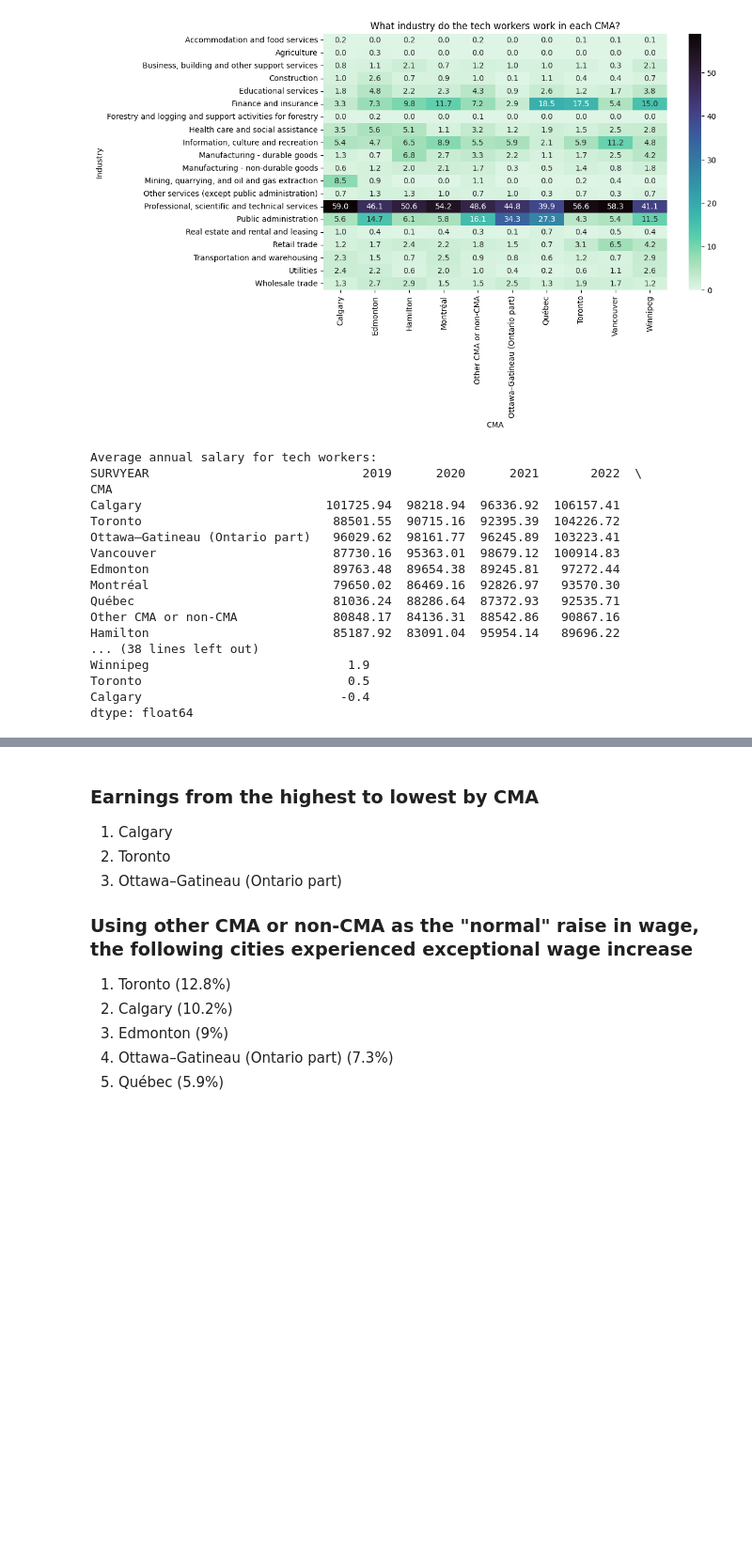
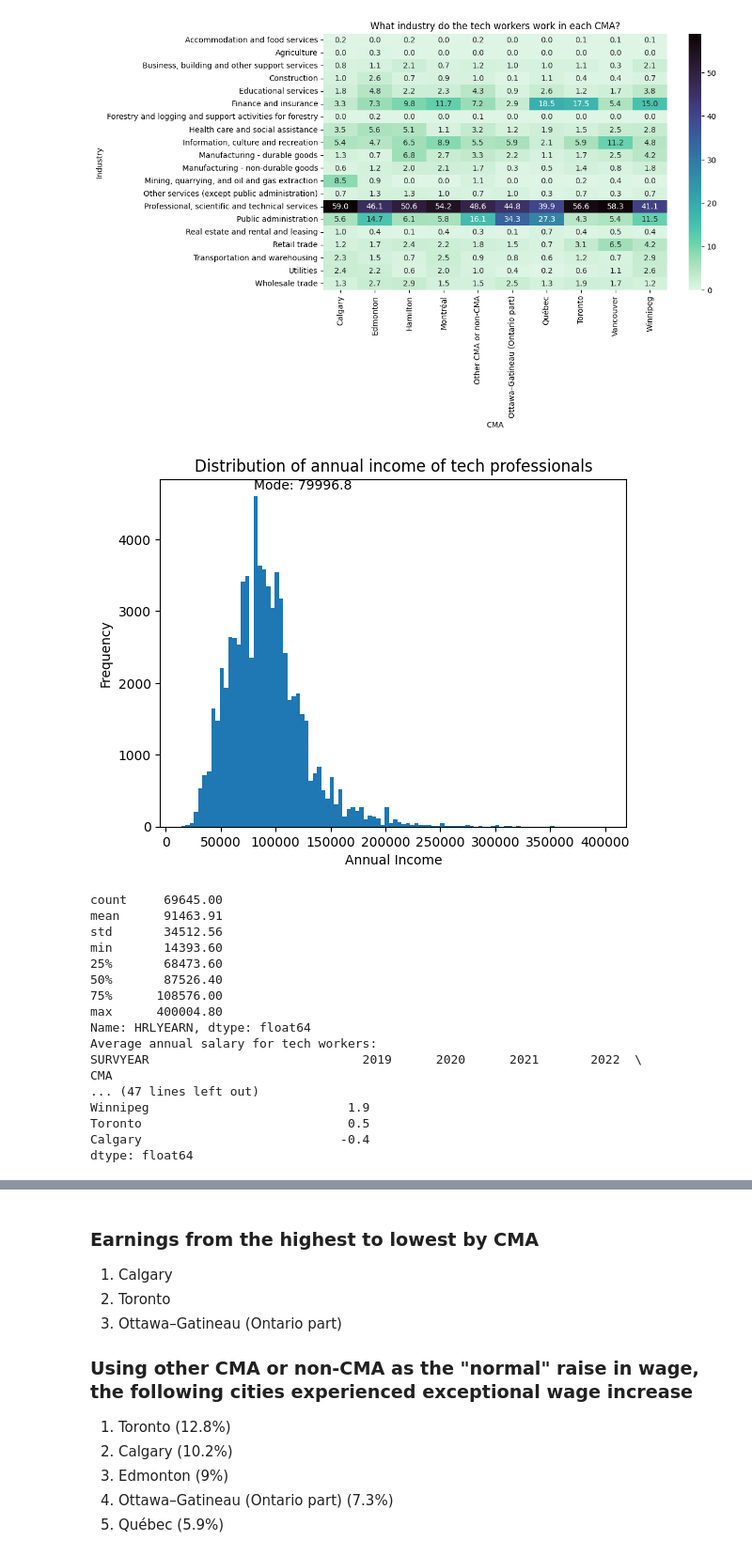
Before and after one commit to sandra-ps-kan/canada-lfs, a Jupyter notebook: canadian-tech-labour-market.ipynb, the cells around one changed output, grey strips where cells are left out. Shown at 94% size. Cells and saved outputs as stored; diff of their text form; code cells hidden in the pictures; blank space fills up the shorter version.

Commit message:
Kaggle Notebook | Canadian Tech Labour Market | Version 12

```diff
--- a/canadian-tech-labour-market.ipynb
+++ b/canadian-tech-labour-market.ipynb
@@ -241,6 +242,10 @@ combined_df['FLOWUNEM'] = combined_df['FLOWUNEM'].replace(FLOWUNEM_mapping)
 combined_df['WHYLEFTO'] = combined_df['WHYLEFTO'].replace(WHYLEFTO_mapping)
 combined_df['NOC_43'] = combined_df['NOC_43'].replace(NOC_43_mapping)
 
+
+# Annualize the earnings
+combined_df['HRLYEARN']=combined_df['HRLYEARN'].div(100).mul(52).mul(40).astype(float).round(2)
+
 print(combined_df.head(5))
 # %% [output]
    REC_NUM  SURVYEAR  SURVMNTH  LFSSTAT  PROV                   CMA  \
@@ -807,50 +812,67 @@ plt.show()
 # %% [output]
 [figure]
 # %%
-# Average earning in tech professions
+# Average earning in tech professions - distribution
+
+# Plot distribution
+plt.hist(filtered_noc_df['HRLYEARN'], bins=100)
+
+# Add a text annotation for the mode
+mode_value = filtered_noc_df['HRLYEARN'].mode().values[0]
+max_frequency = plt.gca().get_ylim()[1]
+plt.text(mode_value, max_frequency, f"Mode: {mode_value}", ha='left', va='top')
+
+plt.xlabel('Annual Income')
+plt.ylabel('Frequency')
+plt.title('Distribution of annual income of tech professionals')
+plt.show()
+
+# Calculate summary statistics
+summary = filtered_noc_df['HRLYEARN'].describe().round(2)
+print(summary)
+
+# Average earning in tech professions - by CMA
 
 # Calculate the total count per column
 column_totals = filtered_noc_df.groupby('SURVYEAR').size()
 
 # Create the pivot table with average hourly wage
-pivot_table = filtered_noc_df.pivot_table(index='CMA', columns='SURVYEAR', values = 'HRLYEARN', aggfunc='mean', fill_value=0)
-
-# Get the annual dollar amount, 40 hour week and 52 weeks
-pivot_table = (pivot_table.div(100).multiply(40).multiply(52)).astype(float).round(2)
+pivot_table = filtered_noc_df.pivot_table(index='CMA', columns='SURVYEAR', values = 'HRLYEARN', aggfunc='mean', fill_value=0).round(2)
 
 # Sort the values in ascending order based on value
 pivot_table = pivot_table.sort_values(by=2022, ascending=False)
 
 # Print the sorted pivot table
 print(f"Average annual salary for tech workers: \n{pivot_table}\n")
 
 # Which city has the largest increase in wage from 2021 to 2022?
 percentage_difference = ((pivot_table[2022] - pivot_table[2021]) / pivot_table[2021]) * 100
 percentage_difference = percentage_difference.sort_values(ascending=False).round(1)
 
 # Print the percentage difference
 print(f"Percentage change of average salary from 2021 to 2022: \n{percentage_difference}\n")
 
 # Which city has the largest increase in wage from 2022 to 2023?
 percentage_difference = ((pivot_table[2023] - pivot_table[2022]) / pivot_table[2022]) * 100
 percentage_difference = percentage_difference.sort_values(ascending=False).round(1)
 
 # Print the percentage difference
 print(f"Percentage change of average salary from 2022 to 2023: \n{percentage_difference}\n")
 # %% [output]
+[figure, added]
+count     69645.00
+mean      91463.91
+std       34512.56
+min       14393.60
+25%       68473.60
+50%       87526.40
+75%      108576.00
+max      400004.80
+Name: HRLYEARN, dtype: float64
 Average annual salary for tech workers:
 SURVYEAR                             2019      2020      2021       2022  \
 CMA
-Calgary                         101725.94  98218.94  96336.92  106157.41
-Toronto                          88501.55  90715.16  92395.39  104226.72
-Ottawa–Gatineau (Ontario part)   96029.62  98161.77  96245.89  103223.41
-Vancouver                        87730.16  95363.01  98679.12  100914.83
-Edmonton                         89763.48  89654.38  89245.81   97272.44
-Montréal                         79650.02  86469.16  92826.97   93570.30
-Québec                           81036.24  88286.64  87372.93   92535.71
-Other CMA or non-CMA             80848.17  84136.31  88542.86   90867.16
-Hamilton                         85187.92  83091.04  95954.14   89696.22
-... (38 lines left out)
+... (47 lines left out)
 Winnipeg                           1.9
 Toronto                            0.5
 Calgary                           -0.4
```
Also changed, not shown: parts of 3 cells of this notebook.
